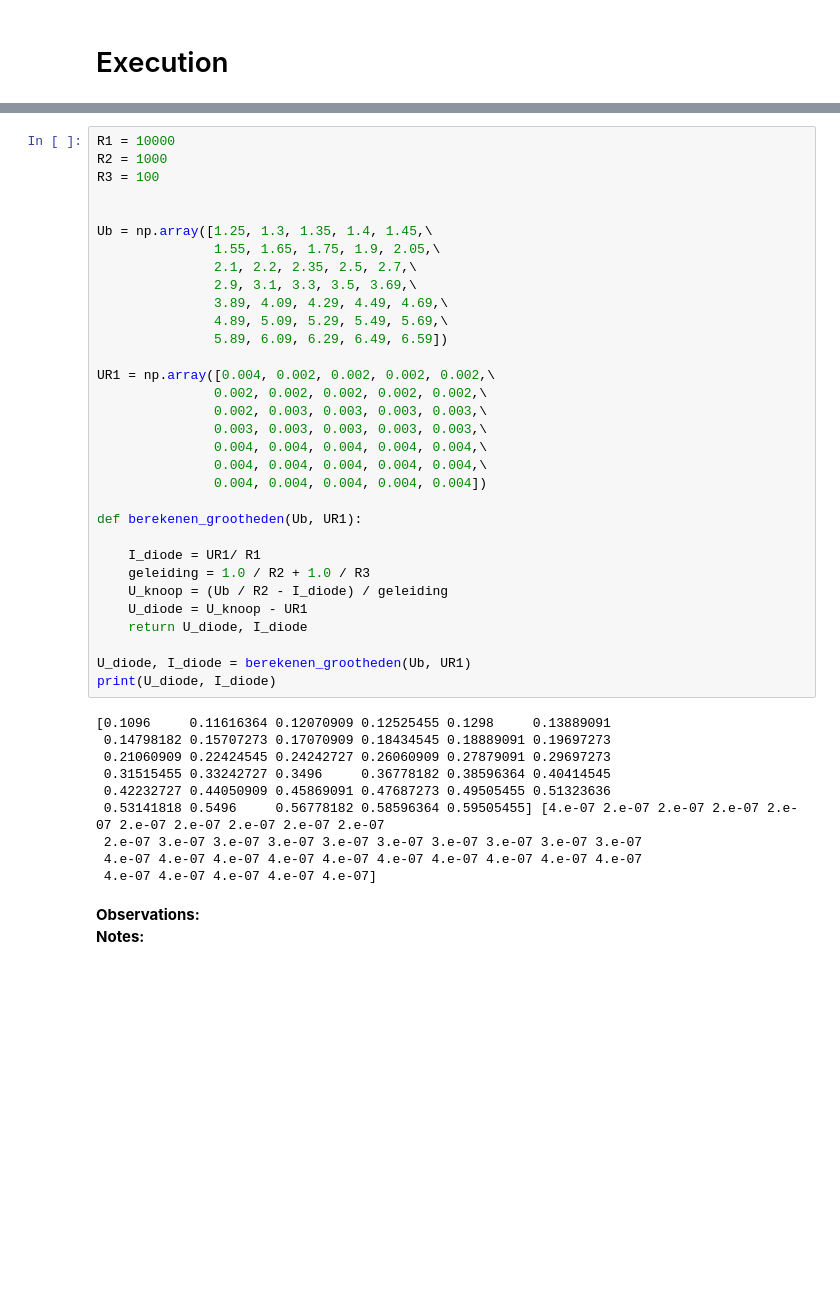
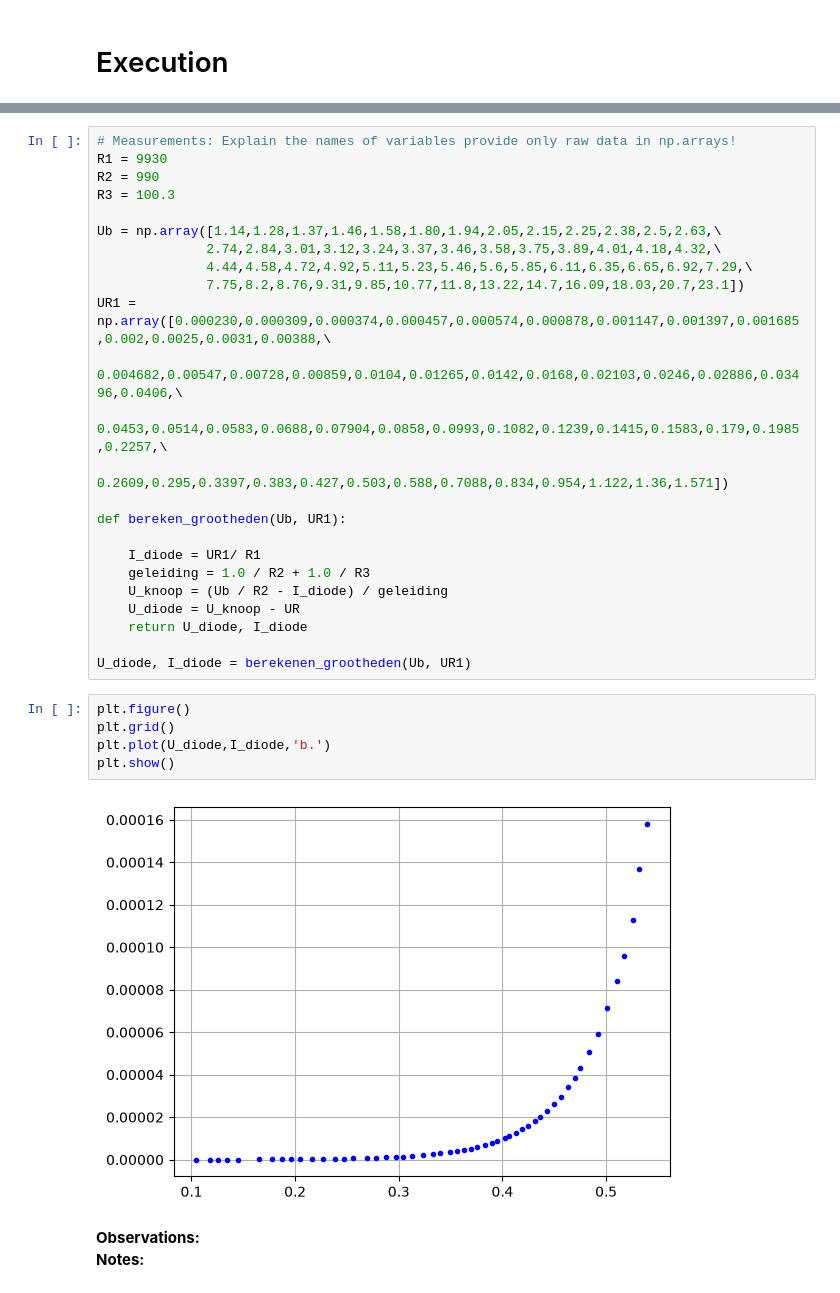
Before and after one commit to ninairis/ip-2-thermo, a Jupyter notebook: BM_labjournaal.ipynb, the cells around one changed output, grey strips where cells are left out. Saved outputs shown, nothing was run; the diff lists cells and outputs as text; blank space fills up the shorter version.

```diff
--- a/BM_labjournaal.ipynb
+++ b/BM_labjournaal.ipynb
@@ -64,45 +45,34 @@ print(U_diode, I_diode)
-# %%
-R1 = 10000
-R2 = 1000
-R3 = 100
-
-
-Ub = np.array([1.25, 1.3, 1.35, 1.4, 1.45,\
-               1.55, 1.65, 1.75, 1.9, 2.05,\
-               2.1, 2.2, 2.35, 2.5, 2.7,\
-               2.9, 3.1, 3.3, 3.5, 3.69,\
-               3.89, 4.09, 4.29, 4.49, 4.69,\
-               4.89, 5.09, 5.29, 5.49, 5.69,\
-               5.89, 6.09, 6.29, 6.49, 6.59])
-
-UR1 = np.array([0.004, 0.002, 0.002, 0.002, 0.002,\
-               0.002, 0.002, 0.002, 0.002, 0.002,\
-               0.002, 0.003, 0.003, 0.003, 0.003,\
-               0.003, 0.003, 0.003, 0.003, 0.003,\
-               0.004, 0.004, 0.004, 0.004, 0.004,\
-               0.004, 0.004, 0.004, 0.004, 0.004,\
-               0.004, 0.004, 0.004, 0.004, 0.004])
-
-def berekenen_grootheden(Ub, UR1):
-
-    I_diode = UR1/ R1
-    geleiding = 1.0 / R2 + 1.0 / R3
-    U_knoop = (Ub / R2 - I_diode) / geleiding
-    U_diode = U_knoop - UR1
-    return U_diode, I_diode
-
-U_diode, I_diode = berekenen_grootheden(Ub, UR1)
-print(U_diode, I_diode)
-# %% [output]
-[0.1096     0.11616364 0.12070909 0.12525455 0.1298     0.13889091
- 0.14798182 0.15707273 0.17070909 0.18434545 0.18889091 0.19697273
- 0.21060909 0.22424545 0.24242727 0.26060909 0.27879091 0.29697273
- 0.31515455 0.33242727 0.3496     0.36778182 0.38596364 0.40414545
- 0.42232727 0.44050909 0.45869091 0.47687273 0.49505455 0.51323636
- 0.53141818 0.5496     0.56778182 0.58596364 0.59505455] [4.e-07 2.e-07 2.e-07 2.e-07 2.e-07 2.e-07 2.e-07 2.e-07 2.e-07 2.e-07
- 2.e-07 3.e-07 3.e-07 3.e-07 3.e-07 3.e-07 3.e-07 3.e-07 3.e-07 3.e-07
- 4.e-07 4.e-07 4.e-07 4.e-07 4.e-07 4.e-07 4.e-07 4.e-07 4.e-07 4.e-07
- 4.e-07 4.e-07 4.e-07 4.e-07 4.e-07]
+# %%
+# Measurements: Explain the names of variables provide only raw data in np.arrays!
+R1 = 9930
+R2 = 990
+R3 = 100.3
+
+Ub = np.array([1.14,1.28,1.37,1.46,1.58,1.80,1.94,2.05,2.15,2.25,2.38,2.5,2.63,\
+              2.74,2.84,3.01,3.12,3.24,3.37,3.46,3.58,3.75,3.89,4.01,4.18,4.32,\
+              4.44,4.58,4.72,4.92,5.11,5.23,5.46,5.6,5.85,6.11,6.35,6.65,6.92,7.29,\
+              7.75,8.2,8.76,9.31,9.85,10.77,11.8,13.22,14.7,16.09,18.03,20.7,23.1])
+UR1 = np.array([0.000230,0.000309,0.000374,0.000457,0.000574,0.000878,0.001147,0.001397,0.001685,0.002,0.0025,0.0031,0.00388,\
+               0.004682,0.00547,0.00728,0.00859,0.0104,0.01265,0.0142,0.0168,0.02103,0.0246,0.02886,0.03496,0.0406,\
+               0.0453,0.0514,0.0583,0.0688,0.07904,0.0858,0.0993,0.1082,0.1239,0.1415,0.1583,0.179,0.1985,0.2257,\
+               0.2609,0.295,0.3397,0.383,0.427,0.503,0.588,0.7088,0.834,0.954,1.122,1.36,1.571])
+
+def bereken_grootheden(Ub, UR1):
+
+    I_diode = UR1/ R1
+    geleiding = 1.0 / R2 + 1.0 / R3
+    U_knoop = (Ub / R2 - I_diode) / geleiding
+    U_diode = U_knoop - UR
+    return U_diode, I_diode
+
+U_diode, I_diode = berekenen_grootheden(Ub, UR1)
+# %%
+plt.figure()
+plt.grid()
+plt.plot(U_diode,I_diode,'b.')
+plt.show()
+# %% [output]
+[figure, added]
 # %% [markdown]
 **Observations:**
 **Notes:**
```
Also changed, not shown: parts of 8 cells of this notebook.
